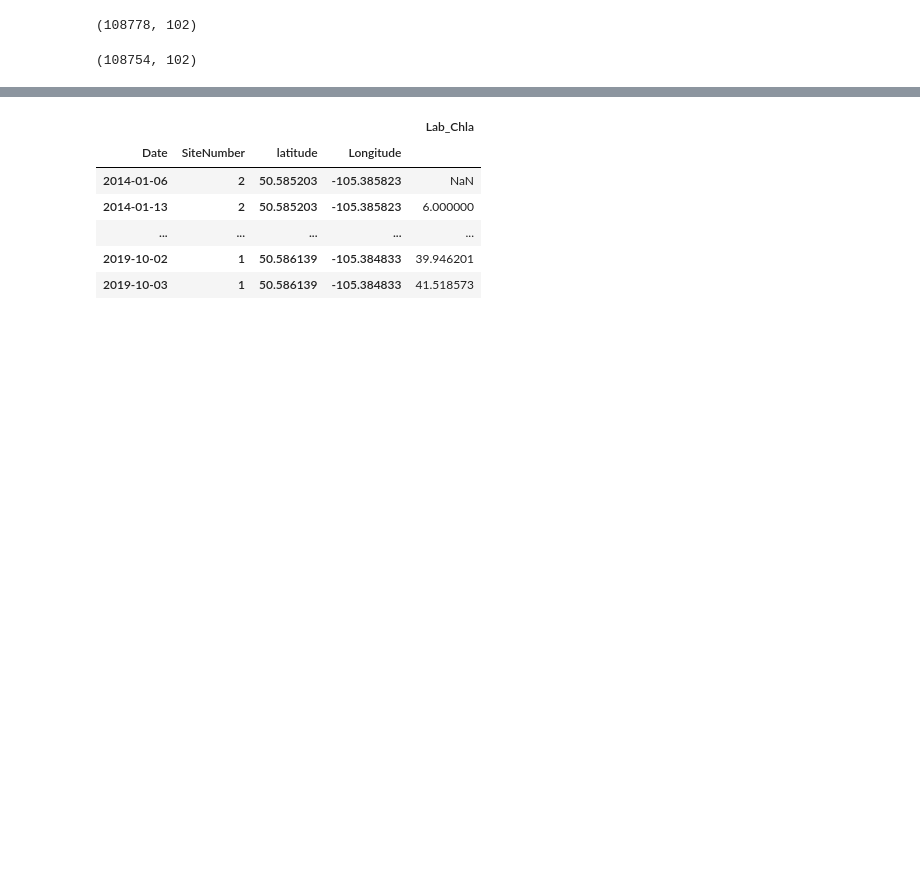
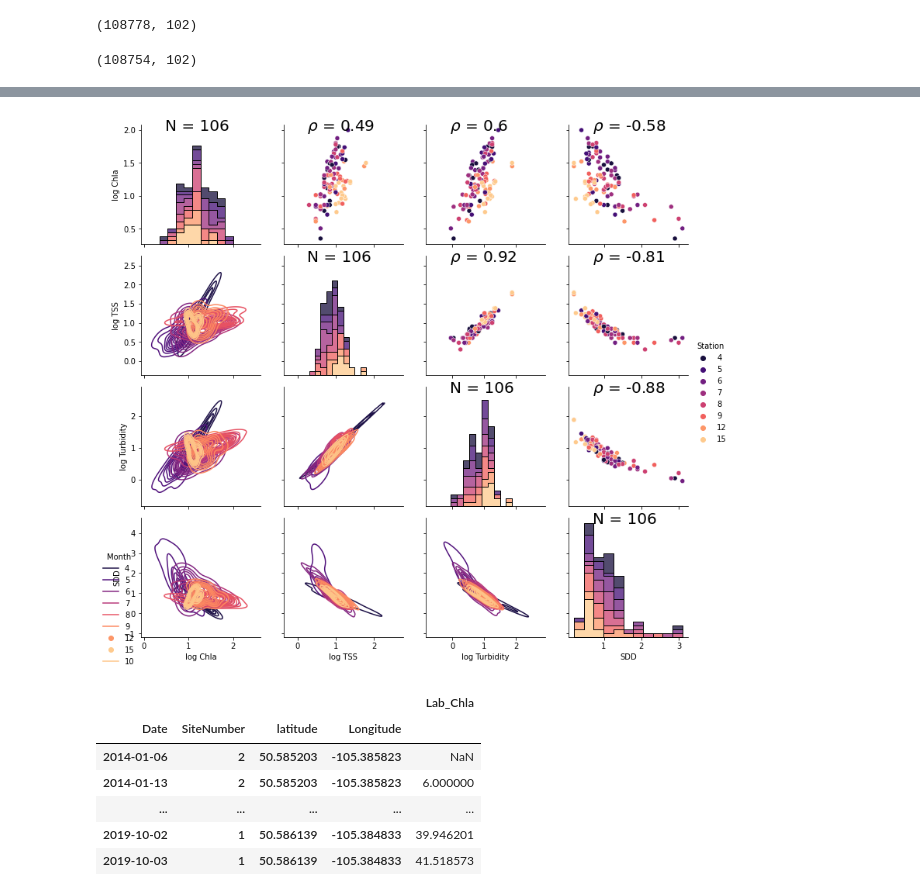
Before and after one commit to AmirM69/BPL_chla_modelling_RSdata, a Jupyter notebook: chla_SatData.ipynb, the cells around one changed output, grey strips where cells are left out. Drawn from its saved outputs; the diff is of its cells as text; code cells hidden in the pictures; blank space fills up the shorter version.

Commit message:
modify some visualizations

```diff
--- a/chla_SatData.ipynb
+++ b/chla_SatData.ipynb
@@ -106,5 +143,5 @@ field_data.shape
 # %%
-# corr_data_grouped.rename(columns={'Lab_Chla': 'log Chla', 'TSS': 'log TSS','TurbShallowField': 'log Turbidity','SecchiDiskDepth': 'SDD'}, inplace=True)
+corr_data_grouped.rename(columns={'Lab_Chla': 'log Chla', 'TSS': 'log TSS','TurbShallowField': 'log Turbidity','SecchiDiskDepth': 'SDD'}, inplace=True)
 # %%
-# corr_data_grouped_final = corr_data_grouped.dropna(how='any',axis=0)
-# corr_data_grouped_final.head()
+corr_data_grouped_final = corr_data_grouped.dropna(how='any',axis=0)
+corr_data_grouped_final.head()
@@ -111,3 +156,3 @@ field_data.shape
 # %%
-# corr_data_grouped_final.reset_index(inplace=True)
-# corr_data_grouped_final.head()
+corr_data_grouped_final.reset_index(inplace=True)
+corr_data_grouped_final.head()
@@ -116,2 +168,2 @@ field_data.shape
 # %%
-# corr_data_grouped_final['SiteNumber'] = corr_data_grouped_final['SiteNumber'].astype(str).copy()
+corr_data_grouped_final['SiteNumber'] = corr_data_grouped_final['SiteNumber'].astype(str).copy()
@@ -118,45 +176,54 @@ field_data.shape
 # %%
-# # Function to calculate correlation coefficient between two arrays
-# def corr(x, y, **kwargs):
+# Function to calculate correlation coefficient between two arrays
+def corr(x, y, **kwargs):
 
-#     # Calculate the value
-#     coef = np.corrcoef(x, y)[0][1]
-#     # Make the label
-#     label = r'$\rho$ = ' + str(round(coef, 2))
+    # Calculate the value
+    coef = np.corrcoef(x, y)[0][1]
+    # Make the label
+    label = r'$\rho$ = ' + str(round(coef, 2))
 
-#     # Add the label to the plot
-#     ax = plt.gca()
-#     ax.annotate(label, xy = (0.2, 0.95), size = 20, xycoords = ax.transAxes)
+    # Add the label to the plot
+    ax = plt.gca()
+    ax.annotate(label, xy = (0.2, 0.95), size = 20, xycoords = ax.transAxes)
 
-# # Function to calculate Number of observation to plot on histograms
-# def num_obs(x, **kwargs):
+# Function to calculate Number of observation to plot on histograms
+def num_obs(x, **kwargs):
 
-#     # Calculate the value
-#     num_obs = np.count_nonzero(~np.isnan(x))
-#     # Make the label
-#     label = 'N = ' + str(num_obs)
+    # Calculate the value
+    num_obs = np.count_nonzero(~np.isnan(x))
+    # Make the label
+    label = 'N = ' + str(num_obs)
 
-#     # Add the label to the plot
-#     ax = plt.gca()
-#     ax.annotate(label, xy = (0.2, 0.95), size = 20, xycoords = ax.transAxes)
+    # Add the label to the plot
+    ax = plt.gca()
+    ax.annotate(label, xy = (0.2, 0.95), size = 20, xycoords = ax.transAxes)
 
-# grid = sns.PairGrid(data= corr_data_grouped_final, vars = ['log Chla','log TSS', 'log Turbidity', 'SDD'])
-# # Map the plots to the locations
+grid = sns.PairGrid(data= corr_data_grouped_final, vars = ['log Chla','log TSS', 'log Turbidity', 'SDD'])
+# Map the plots to the locations
 
-# grid = grid.map_upper(corr)
-# grid = grid.map_diag(num_obs)
+grid = grid.map_upper(corr)
+grid = grid.map_diag(num_obs)
 
-# # Now set parameters needed for `hue`
-# hue_vals = corr_data_grouped_final["SiteNumber"]
-# grid.hue_names = corr_data_grouped_final["SiteNumber"].unique()
-# palette_value = sns.color_palette("magma", len(grid.hue_names))
+# Now set parameters needed for `hue`
+hue_vals = corr_data_grouped_final["SiteNumber"]
+hue_vals2 = corr_data_grouped_final.Date.dt.month
 
-# grid = grid.map_upper(sns.scatterplot, hue = hue_vals, palette = palette_value)
-# grid = grid.map_lower(sns.kdeplot, hue = hue_vals, palette = palette_value)
-# grid = grid.map_diag(sns.histplot, hue = hue_vals, palette = palette_value,multiple="stack", element="step");
-# grid = grid.add_legend(title = 'Station')
+grid.hue_names = corr_data_grouped_final["SiteNumber"].unique()
+palette_value = sns.color_palette("magma", len(grid.hue_names))
 
-#  # vars = ['Lab_Chla','TSS', 'TurbShallowField', 'SecchiDiskDepth'], hue="SiteNumber",hue_order=['4','5','6','7','8','9','12','15'],palette='magma')
+grid.hue_names = corr_data_grouped_final.Date.dt.month.unique()
+palette_value2 = sns.color_palette("magma", len(grid.hue_names))
+
+grid = grid.map_upper(sns.scatterplot, hue = hue_vals, palette = palette_value)
+grid = grid.add_legend(title = 'Station')
+grid = grid.map_lower(sns.kdeplot, hue = hue_vals2, palette = palette_value2)
+grid = grid.add_legend(title = 'Month',loc=3)
+grid = grid.map_diag(sns.histplot, hue = hue_vals, palette = palette_value,multiple="stack", element="step");
+#grid = grid.add_legend(title = 'Station')
+
+ # vars = ['Lab_Chla','TSS', 'TurbShallowField', 'SecchiDiskDepth'], hue="SiteNumber",hue_order=['4','5','6','7','8','9','12','15'],palette='magma')
+# %% [output]
+[figure, added]
 # %%
 # grid.savefig('corrplot.png',dpi=500, format='png')
 # %%
```
Also changed, not shown: parts of 37 cells of this notebook, 1 other file.
